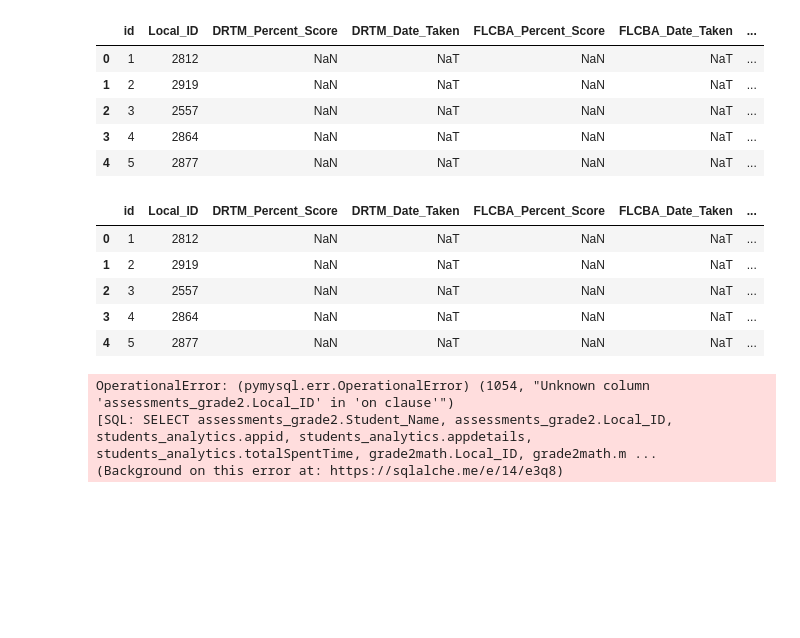
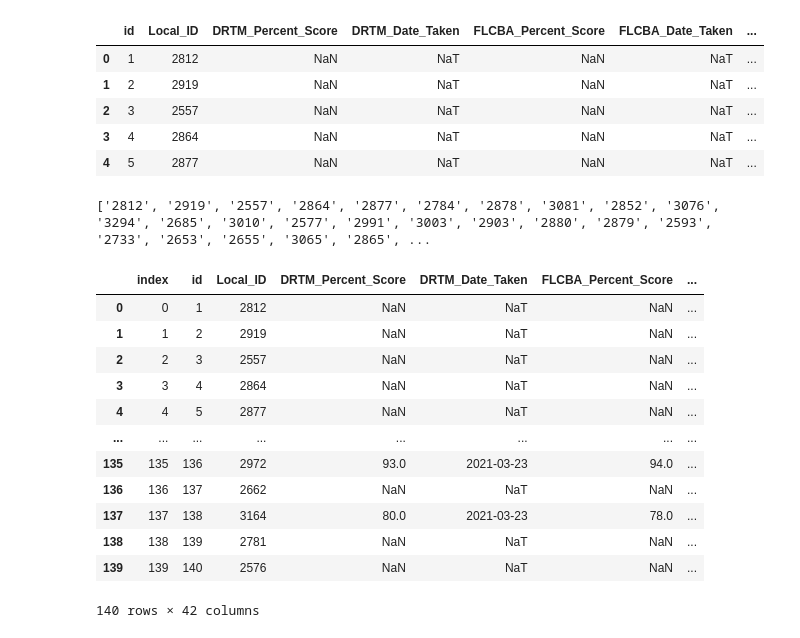
Before and after one commit to HaydenLaBrie/test_prediction, a Jupyter notebook: main.ipynb, the cells around one changed output. Saved outputs shown, nothing was run; the diff lists cells and outputs as text; code cells hidden in the pictures; blank space fills up the shorter version.

```diff
--- a/main.ipynb
+++ b/main.ipynb
@@ -246,12 +246,8 @@ grade2_math.head()
 import datetime as dt
 grade2_math['max_date'] = (pd.to_datetime(grade2_math['max_date']) - dt.datetime(1970,1,1)).dt.total_seconds()
 grade2_math['min_date'] = (pd.to_datetime(grade2_math['min_date']) - dt.datetime(1970,1,1)).dt.total_seconds()
-grade2_math.head()
+l = grade2_math['Local_ID'].values.flatten().tolist()
+print(l)
 # %% [output]
-|  | id | Local_ID | DRTM_Percent_Score | DRTM_Date_Taken | FLCBA_Percent_Score | FLCBA_Date_Taken | ... |
-| 0 | 1 | 2812 | NaN | NaT | NaN | NaT | ... |
-| 1 | 2 | 2919 | NaN | NaT | NaN | NaT | ... |
-| 2 | 3 | 2557 | NaN | NaT | NaN | NaT | ... |
-| 3 | 4 | 2864 | NaN | NaT | NaN | NaT | ... |
-| 4 | 5 | 2877 | NaN | NaT | NaN | NaT | ... |
+['2812', '2919', '2557', '2864', '2877', '2784', '2878', '3081', '2852', '3076', '3294', '2685', '3010', '2577', '2991', '3003', '2903', '2880', '2879', '2593', '2733', '2653', '2655', '3065', '2865', ...
 # %%
@@ -258,8 +255,2 @@ grade2_math.head()
 # from pandas import DataFrame
 # DataFrame.to_sql(grade2_math, 'grade2math', engine)
-# %%
-table = pd.read_sql('SELECT assessments_grade2.Student_Name, assessments_grade2.Local_ID, students_analytics.appid, students_analytics.appdetails, students_analytics.totalSpentTime, grade2math.Local_ID, grade2math.min_date, grade2math.max_date FROM assessments_grade2, grade2math JOIN student ON assessments_grade2.Local_ID = student.email  JOIN students_analytics ON students_analytics.loginid = student.studentlogin WHERE assessments_grade2.Local_ID = grade2math.Local_ID and students_analytics.end > grade2math.min_date and students_analytics.end < grade2math.max_date', engine)
-# %% [output]
-OperationalError: (pymysql.err.OperationalError) (1054, "Unknown column 'assessments_grade2.Local_ID' in 'on clause'")
-[SQL: SELECT assessments_grade2.Student_Name, assessments_grade2.Local_ID, students_analytics.appid, students_analytics.appdetails, students_analytics.totalSpentTime, grade2math.Local_ID, grade2math.m ...
-(Background on this error at: https://sqlalche.me/e/14/e3q8)
@@ -267,0 +259,16 @@ table.head()
+# %%
+df
+# %% [output]
+|  | index | id | Local_ID | DRTM_Percent_Score | DRTM_Date_Taken | FLCBA_Percent_Score | ... |
+| 0 | 0 | 1 | 2812 | NaN | NaT | NaN | ... |
+| 1 | 1 | 2 | 2919 | NaN | NaT | NaN | ... |
+| 2 | 2 | 3 | 2557 | NaN | NaT | NaN | ... |
+| 3 | 3 | 4 | 2864 | NaN | NaT | NaN | ... |
+| 4 | 4 | 5 | 2877 | NaN | NaT | NaN | ... |
+| ... | ... | ... | ... | ... | ... | ... | ... |
+| 135 | 135 | 136 | 2972 | 93.0 | 2021-03-23 | 94.0 | ... |
+| 136 | 136 | 137 | 2662 | NaN | NaT | NaN | ... |
+| 137 | 137 | 138 | 3164 | 80.0 | 2021-03-23 | 78.0 | ... |
+| 138 | 138 | 139 | 2781 | NaN | NaT | NaN | ... |
+| 139 | 139 | 140 | 2576 | NaN | NaT | NaN | ... |
+140 rows × 42 columns
```
Also changed, not shown: parts of 18 cells of this notebook.
